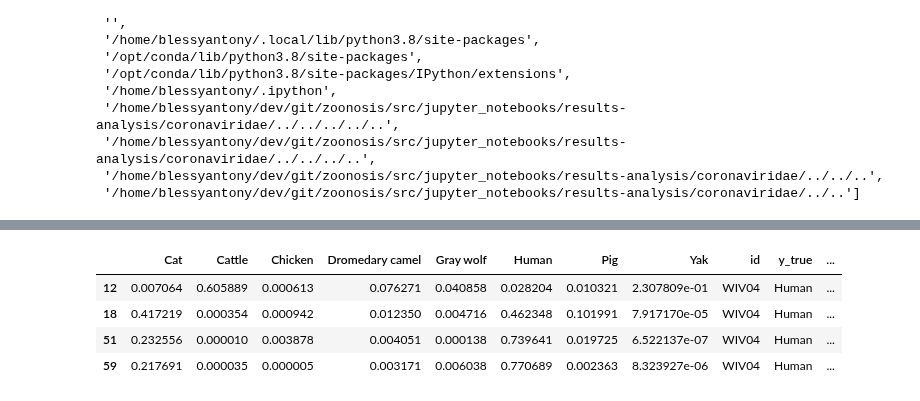
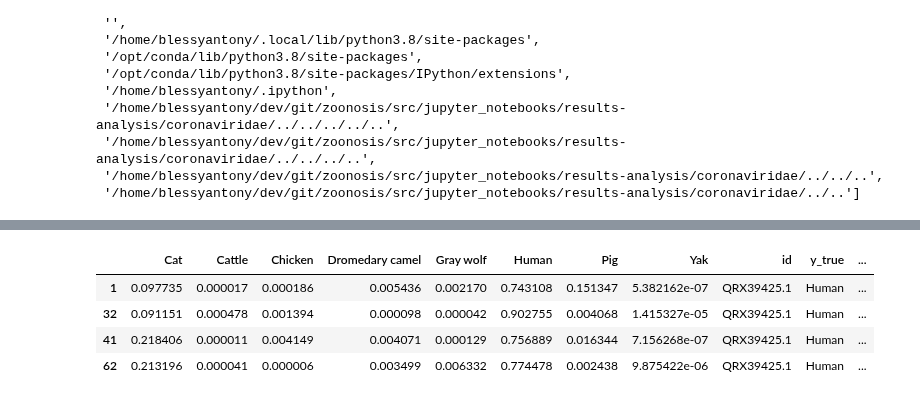
Before and after one commit to NSF-COMPASS-Center/HAVEN, a Jupyter notebook: src/jupyter_notebooks/results-analysis/coronaviridae/sarscov2_s_prot_variants_prediction_uniprot.ipynb, the cells around one changed output, grey strips where cells are left out. Cells and saved outputs as stored; diff of their text form; code cells hidden in the pictures.

```diff
--- a/src/jupyter_notebooks/results-analysis/coronaviridae/sarscov2_s_prot_variants_prediction_uniprot.ipynb
+++ b/src/jupyter_notebooks/results-analysis/coronaviridae/sarscov2_s_prot_variants_prediction_uniprot.ipynb
@@ -34,8 +34,8 @@ from statistics import mean
 from datetime import datetime
 # %%
 file_paths = {
-    "msl128vs30_s64_UA": os.path.join(os.getcwd(), "..","..", "..", "..", "output/raw/coronaviridae_s_prot_variants/20240808/sars-cov-2/uniprot/cov-S-multi-transfer_learning_mlm_hybrid_attn_fnn_2l_lr1e-4/msl128vs30_s64/tl_tf_multi_sarscov2_variants_s.csv"),
-    "msl128vs30cls_s64_UA": os.path.join(os.getcwd(), "..","..", "..", "..", "output/raw/coronaviridae_s_prot_variants/20240808/sars-cov-2/uniprot/cov-S-multi-transfer_learning_mlm_hybrid_attn_fnn_2l_lr1e-4/msl128vs30cls_s64/tl_tf_multi_sarscov2_variants_s.csv"),
+    "msl128vs30_s64_UA": os.path.join(os.getcwd(), "..","..", "..", "..", "output/raw/coronaviridae_s_prot_variants/20240824/sars-cov-2/uniprot/cov-S-multi-transfer_learning_mlm_hybrid_attn_fnn_2l_lr1e-4/msl128vs30_s64/tl_tf_multi_sarscov2_variants_s.csv"),
+    "msl128vs30cls_s64_UA": os.path.join(os.getcwd(), "..","..", "..", "..", "output/raw/coronaviridae_s_prot_variants/20240825/sars-cov-2/uniprot/cov-S-multi-transfer_learning_mlm_hybrid_attn_fnn_2l_lr1e-4/msl128vs30cls_s64/tl_tf_multi_sarscov2_variants_s.csv"),
     "msl256vs30_s64_UA": os.path.join(os.getcwd(), "..","..", "..", "..", "output/raw/coronaviridae_s_prot_variants/20240808/sars-cov-2/uniprot/cov-S-multi-transfer_learning_mlm_hybrid_attn_fnn_2l_lr1e-4/msl256vs30_s64/tl_tf_multi_sarscov2_variants_s.csv"),
     "msl256vs30cls_s64_UA": os.path.join(os.getcwd(), "..","..", "..", "..", "output/raw/coronaviridae_s_prot_variants/20240808/sars-cov-2/uniprot/cov-S-multi-transfer_learning_mlm_hybrid_attn_fnn_2l_lr1e-4/msl256vs30cls_s64/tl_tf_multi_sarscov2_variants_s.csv")
 }
@@ -113,8 +134,8 @@ order = list(df.sort_values(by="emergence_date")["pango_lineage"].unique())
 # %%
-df[df["id"] == "WIV04"]
+df[df["pango_lineage"] == "B.1.1.28.1"]
 # %% [output]
 |  | Cat | Cattle | Chicken | Dromedary camel | Gray wolf | Human | Pig | Yak | id | y_true | ... |
-| 12 | 0.007064 | 0.605889 | 0.000613 | 0.076271 | 0.040858 | 0.028204 | 0.010321 | 2.307809e-01 | WIV04 | Human | ... |
-| 18 | 0.417219 | 0.000354 | 0.000942 | 0.012350 | 0.004716 | 0.462348 | 0.101991 | 7.917170e-05 | WIV04 | Human | ... |
-| 51 | 0.232556 | 0.000010 | 0.003878 | 0.004051 | 0.000138 | 0.739641 | 0.019725 | 6.522137e-07 | WIV04 | Human | ... |
-| 59 | 0.217691 | 0.000035 | 0.000005 | 0.003171 | 0.006038 | 0.770689 | 0.002363 | 8.323927e-06 | WIV04 | Human | ... |
+| 1 | 0.097735 | 0.000017 | 0.000186 | 0.005436 | 0.002170 | 0.743108 | 0.151347 | 5.382162e-07 | QRX39425.1 | Human | ... |
+| 32 | 0.091151 | 0.000478 | 0.001394 | 0.000098 | 0.000042 | 0.902755 | 0.004068 | 1.415327e-05 | QRX39425.1 | Human | ... |
+| 41 | 0.218406 | 0.000011 | 0.004149 | 0.004071 | 0.000129 | 0.756889 | 0.016344 | 7.156268e-07 | QRX39425.1 | Human | ... |
+| 62 | 0.213196 | 0.000041 | 0.000006 | 0.003499 | 0.006332 | 0.774478 | 0.002438 | 9.875422e-06 | QRX39425.1 | Human | ... |
```
Also changed, not shown: parts of 6 cells of this notebook, 2 other files.
